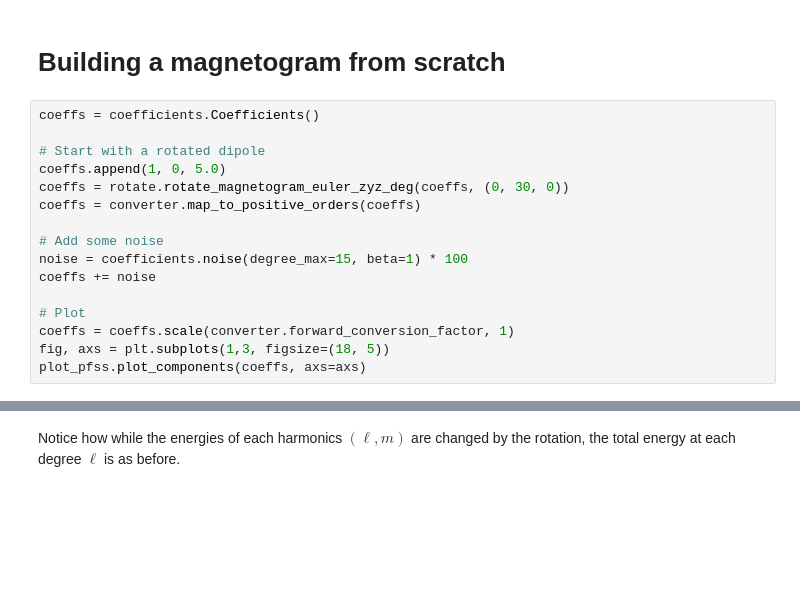
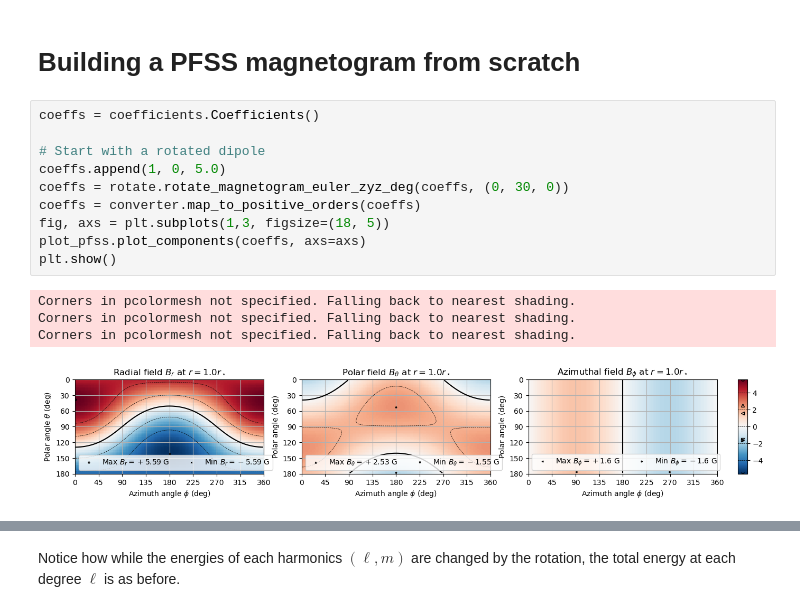
Before and after one commit to svaberg/starwinds-magnetogram, a Jupyter notebook: docs/Magnetogram_manipulation.ipynb, the cells around one changed output, grey strips where cells are left out. Saved outputs shown, nothing was run; the diff lists cells and outputs as text; blank space fills up the shorter version.

Commit message:
Execute magnetogram-manipulation notebook

```diff
--- a/docs/Magnetogram_manipulation.ipynb
+++ b/docs/Magnetogram_manipulation.ipynb
@@ -21,18 +24,17 @@ from starwinds-magnetogram import pfss_magnetogram
 # %% [markdown]
-# Building a magnetogram from scratch
+# Building a PFSS magnetogram from scratch
 # %%
 coeffs = coefficients.Coefficients()
 
 # Start with a rotated dipole
 coeffs.append(1, 0, 5.0)
 coeffs = rotate.rotate_magnetogram_euler_zyz_deg(coeffs, (0, 30, 0))
 coeffs = converter.map_to_positive_orders(coeffs)
-
-# Add some noise
-noise = coefficients.noise(degree_max=15, beta=1) * 100
-coeffs += noise
-
-# Plot
-coeffs = coeffs.scale(converter.forward_conversion_factor, 1)
 fig, axs = plt.subplots(1,3, figsize=(18, 5))
 plot_pfss.plot_components(coeffs, axs=axs)
+plt.show()
+# %% [output]
+Corners in pcolormesh not specified. Falling back to nearest shading.
+Corners in pcolormesh not specified. Falling back to nearest shading.
+Corners in pcolormesh not specified. Falling back to nearest shading.
+[figure, added]
```
Also changed, not shown: parts of 18 cells of this notebook.
